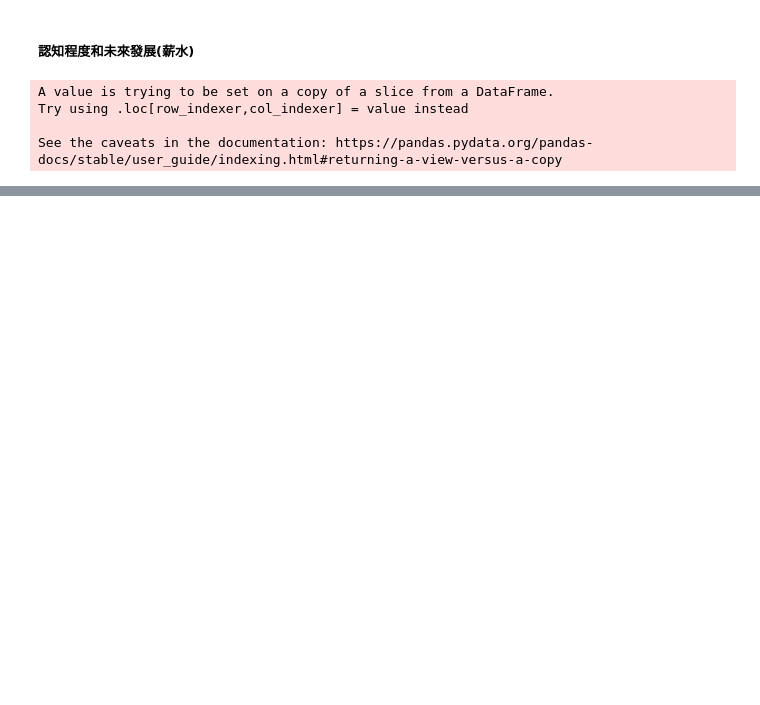
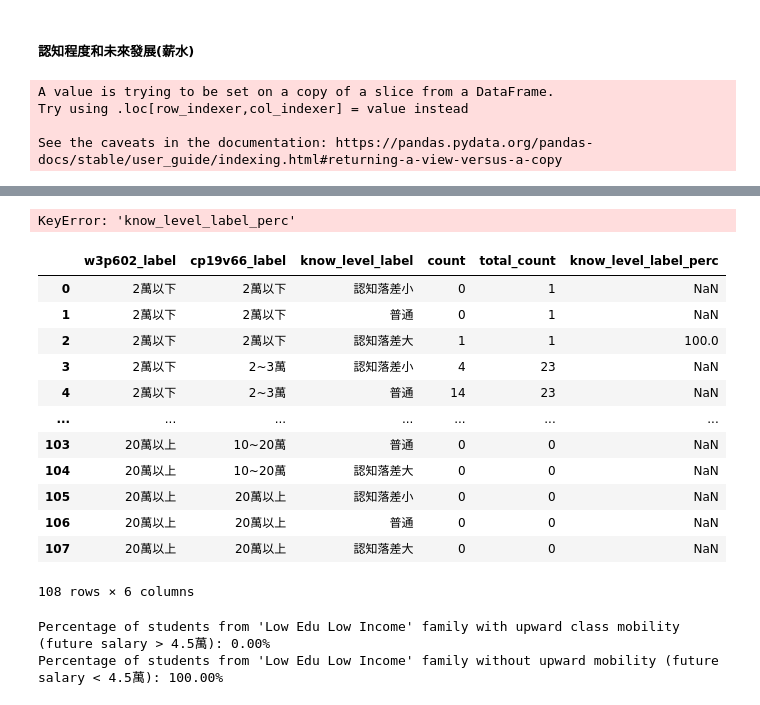
Before and after one commit to ouyang-yang/TIER, a Jupyter notebook: EE_FP.ipynb, the cells around one changed output, grey strips where cells are left out. Saved outputs shown, nothing was run; the diff lists cells and outputs as text; code cells hidden in the pictures; blank space fills up the shorter version.

```diff
--- a/EE_FP.ipynb
+++ b/EE_FP.ipynb
@@ -85,7 +85,7 @@ happy = ['w3s478'] # 小孩快樂嗎?
 total_vars = act_vars + ['diff_avg'] + happy
 
 # 教養腳本
-blue_vars = ['w3p104', 'w3p602', 'w3p205', 'w3p206', 'w3p301', 'w3p302' ,'stud_id', 'diff_avg',
+blue_vars = ['w3p104', 'w3p602', 'w3p205', 'w3p206', 'w3p301', 'w3p302' ,'stud_id', 'diff_avg', 'w3p305',
              'w3p303', 'w3p307', 'w3p308', 'w3p315', 'w3p513', 'w3p528', 'w3p531', 'w3p534', 'w3s478']
 # %%
 m = df.cp==1
@@ -123,28 +105,31 @@ df_blue = new_df[blue_vars].copy()
 
 education_level_mapping = {1: '國中或以下', 2: '高中', 3: '高職', 4: '專科或科大', 5: '一般大學', 6: '研究所'}
 income_level_mapping = {1: '2萬以下', 2: '2~3萬', 3: '3~5萬', 4: '5~10萬', 5: '10~20萬', 6: '20萬以上'}
+comm_level_mapping = {1: '順著他的意見', 2:'說服他接受父母的意見', 3:'強迫他接受父母的意見', 4:'討論誰有道理，就聽誰的', 5:'衝突之後不了了之'}
 df_blue['w3p104_label'] = df_blue['w3p104'].map(education_level_mapping)
 df_blue['w3p602_label'] = df_blue['w3p602'].map(income_level_mapping)
-
+df_blue['w3p305_label'] = df_blue['w3p305'].map(comm_level_mapping)
 # Convert the columns to categorical data types with the correct order
 education_order = ['國中或以下', '高中', '高職', '專科或科大', '一般大學', '研究所']
 income_order = ['2萬以下', '2~3萬', '3~5萬', '5~10萬', '10~20萬', '20萬以上']
+comm_order = ['強迫他接受父母的意見', '衝突之後不了了之', '順著他的意見', '說服他接受父母的意見', '討論誰有道理，就聽誰的']
 
 df_blue['w3p104_label'] = pd.Categorical(df_blue['w3p104_label'], categories=education_order, ordered=True)
 df_blue['w3p602_label'] = pd.Categorical(df_blue['w3p602_label'], categories=income_order, ordered=True)
+df_blue['w3p305_label'] = pd.Categorical(df_blue['w3p305_label'], categories=comm_order, ordered=True)
 
 # Aggregate the data to count occurrences of each combination
-agg_df = df_blue.groupby(['w3p104_label', 'w3p602_label']).size().reset_index(name='count')
+agg_df = df_blue.groupby(['w3p305_label', 'w3p602_label']).size().reset_index(name='count')
 
 # Plot using Plotly Express
 fig = px.scatter(
     agg_df,
-    x='w3p104_label',
+    x='w3p305_label',
     y='w3p602_label',
     size='count',
     size_max=60,
     title='Scatter Plot of Education Level vs Income Level by stud_id',
-    labels={'w3p104_label': 'Education Level', 'w3p602_label': '家庭平均每個月的總收入'},
+    labels={'w3p305_label': '衝突解決方式', 'w3p602_label': '家庭平均每個月的總收入'},
     template='plotly_white'
 )
 
@@ -495,5 +521,9 @@ Correlation coefficient between 'cp19v66_k' and 'diff_avg': 0.025273610261366732
 # %%
-df_blue = old_df[['cp19v66', 'stud_id', 'diff_avg', 'w3p602']].copy()
+df_blue = old_df[['cp19v66', 'stud_id', 'diff_avg', 'w3p602', 'w3p104']].copy()
+
+# Apply the classification
+df_blue['family_type'] = df_blue.apply(classify_family_type, axis=1)
+
 df_blue['know_level'] = df_blue['diff_avg'].apply(map_know_level)
 
 income_level_mapping = {1: '2萬以下', 2: '2~3萬', 3: '3~5萬', 4: '5~10萬', 5: '10~20萬', 6: '20萬以上'}
@@ -504,16 +534,17 @@ salary_level_mapping = {1: '沒有收入', 2: '不到1萬', 3: '1~1.5萬', 4: '1
 know_level_mapping = {1: '認知落差小', 2: '普通', 3: '認知落差大'}
 
 df_blue['w3p602_label'] = df_blue['w3p602'].map(income_level_mapping)
-df_blue['cp19v66_label'] = df_blue['cp19v66'].map(salary_level_mapping)
+df_blue['cp19v66_label'] = df_blue['cp19v66'].map(salary_level_mapping_new)
 df_blue['know_level_label'] = df_blue['know_level'].map(know_level_mapping)
 
 # Convert the columns to categorical data types with the correct order
 income_order = ['2萬以下', '2~3萬', '3~5萬', '5~10萬', '10~20萬', '20萬以上']
+salary_new_order = ['2萬以下', '2~3萬', '3~5萬', '5~10萬', '10~20萬', '20萬以上']
 salary_order = ['沒有收入', '不到1萬', '1~1.5萬', '1.5~2萬', '2~2.5萬', '2.5~3萬', '3~3.5萬', '3.5~4萬', '4~4.5萬', '4.5~5萬',
                 '5~5.5萬', '5.5~6萬', '6~6.5萬', '6.5~7萬', '7~7.5萬', '7.5~8萬', '8~8.5萬', '8.5~9萬', '9~9.5萬', '9.5~10萬']
 know_order = ['認知落差小', '普通', '認知落差大']
 
 df_blue['w3p602_label'] = pd.Categorical(df_blue['w3p602_label'], categories=income_order, ordered=True)
-df_blue['cp19v66_label'] = pd.Categorical(df_blue['cp19v66_label'], categories=salary_order, ordered=True)
+df_blue['cp19v66_label'] = pd.Categorical(df_blue['cp19v66_label'], categories=salary_new_order, ordered=True)
 df_blue['know_level_label'] = pd.Categorical(df_blue['know_level_label'], categories=know_order, ordered=True)
 # %%
@@ -551,3 +581,51 @@ fig = px.scatter(
 
 # Show the plot
 fig.show()
+# %%
+agg_df = df_blue.groupby(['w3p602_label', 'cp19v66_label', 'know_level_label']).size().reset_index(name='count')
+agg_df['total_count'] = agg_df.groupby(['w3p602_label', 'cp19v66_label'])['count'].transform('sum')
+agg_df['know_level_label_perc'] = (agg_df[agg_df['know_level_label'] == '認知落差大']['count'] / agg_df['total_count']) * 100
+
+table_df = table_df.pivot_table(index='w3p602_label', columns='cp19v66_label', values='know_level_label_perc', aggfunc=sum)
+
+table_df = table_df.round(2).astype(object)
+for col in table_df.columns:
+    table_df[col] = table_df[col].apply(lambda x: f'{x:.2f}%')
+
+# Print the table
+print("Table of Percentages of Students in '認知落差大' Category:")
+print(table_df.to_string())
+# %% [output]
+KeyError: 'know_level_label_perc'
+# %%
+agg_df
+# %% [output]
+|  | w3p602_label | cp19v66_label | know_level_label | count | total_count | know_level_label_perc |
+| 0 | 2萬以下 | 2萬以下 | 認知落差小 | 0 | 1 | NaN |
+| 1 | 2萬以下 | 2萬以下 | 普通 | 0 | 1 | NaN |
+| 2 | 2萬以下 | 2萬以下 | 認知落差大 | 1 | 1 | 100.0 |
+| 3 | 2萬以下 | 2~3萬 | 認知落差小 | 4 | 23 | NaN |
+| 4 | 2萬以下 | 2~3萬 | 普通 | 14 | 23 | NaN |
+| ... | ... | ... | ... | ... | ... | ... |
+| 103 | 20萬以上 | 10~20萬 | 普通 | 0 | 0 | NaN |
+| 104 | 20萬以上 | 10~20萬 | 認知落差大 | 0 | 0 | NaN |
+| 105 | 20萬以上 | 20萬以上 | 認知落差小 | 0 | 0 | NaN |
+| 106 | 20萬以上 | 20萬以上 | 普通 | 0 | 0 | NaN |
+| 107 | 20萬以上 | 20萬以上 | 認知落差大 | 0 | 0 | NaN |
+108 rows × 6 columns
+# %%
+low_edu_low_income_df = df_blue[df_blue['family_type'] == 'Low Edu Low Income']
+
+# Calculate percentages with and without upward mobility
+students_with_upward_mobility = low_edu_low_income_df[low_edu_low_income_df['cp19v66_label'].cat.codes >= salary_order.index('4.5~5萬')]
+students_without_upward_mobility = len(low_edu_low_income_df) - len(students_with_upward_mobility)
+
+upward_mobility_percentage = (len(students_with_upward_mobility) / len(low_edu_low_income_df)) * 100
+no_upward_mobility_percentage = (students_without_upward_mobility / len(low_edu_low_income_df)) * 100
+
+# Print results
+print("Percentage of students from 'Low Edu Low Income' family with upward class mobility (future salary > 4.5萬):", f"{upward_mobility_percentage:.2f}%")
+print("Percentage of students from 'Low Edu Low Income' family without upward mobility (future salary < 4.5萬):", f"{no_upward_mobility_percentage:.2f}%")
+# %% [output]
+Percentage of students from 'Low Edu Low Income' family with upward class mobility (future salary > 4.5萬): 0.00%
+Percentage of students from 'Low Edu Low Income' family without upward mobility (future salary < 4.5萬): 100.00%
```
Also changed, not shown: parts of 11 cells of this notebook.
